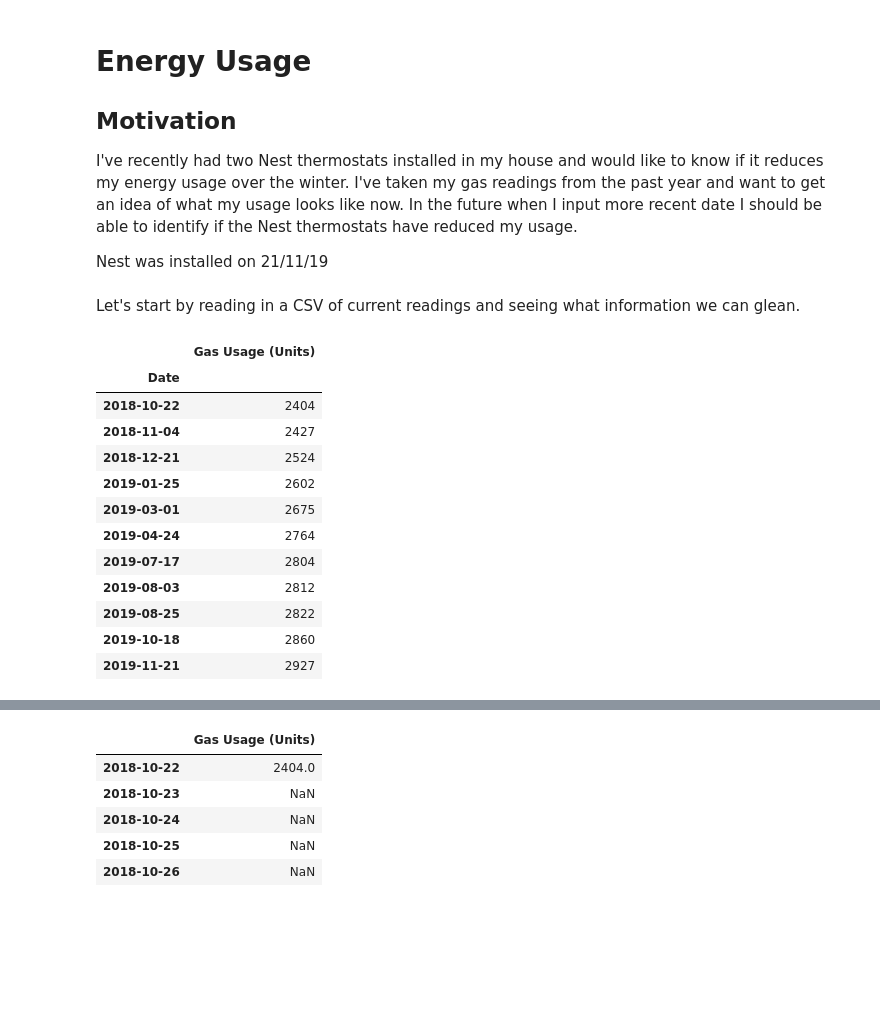
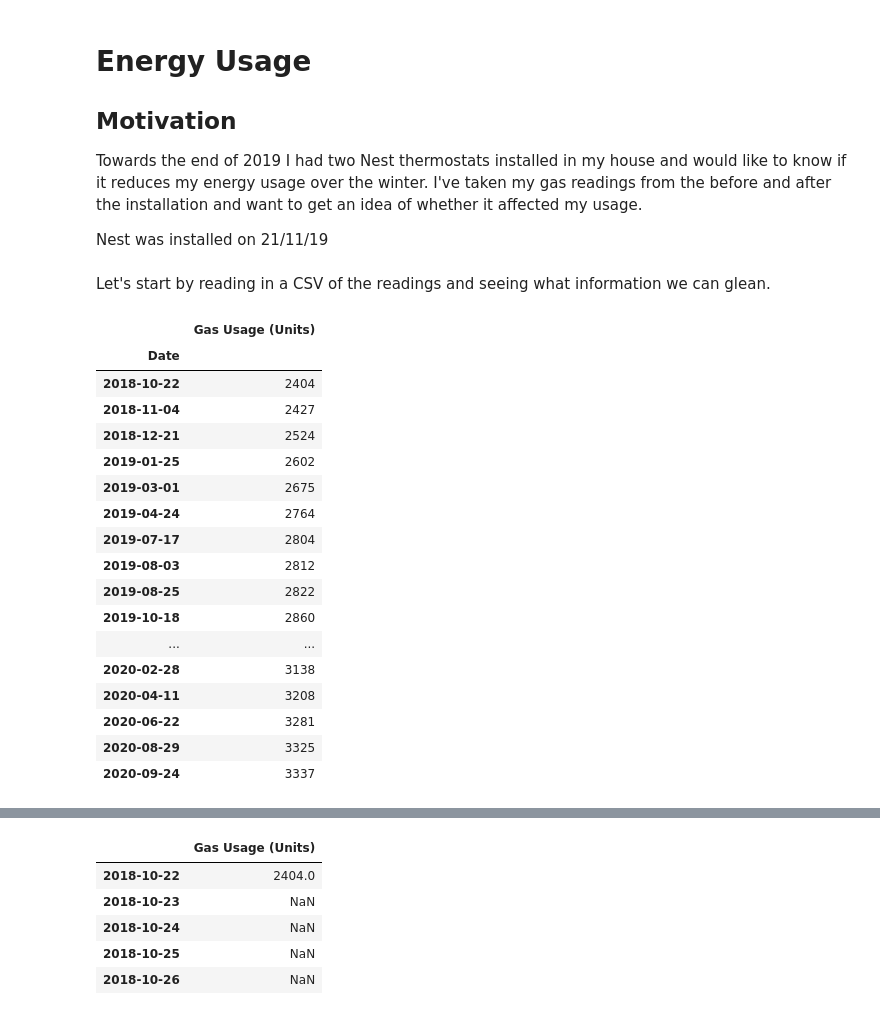
Before and after one commit to maukbe/Gas-Usage, a Jupyter notebook: Energy Usage.ipynb, the cells around one changed output, grey strips where cells are left out. Saved outputs shown, nothing was run; the diff lists cells and outputs as text; code cells hidden in the pictures; blank space fills up the shorter version.

```diff
--- a/Energy Usage.ipynb
+++ b/Energy Usage.ipynb
@@ -2,34 +2,39 @@
 # Energy Usage
 
 ## Motivation
-I've recently had two Nest thermostats installed in my house and would like to know if it reduces my energy usage over the winter. I've taken my gas readings from the past year and want to get an idea of what my usage looks like now. In the future when I input more recent date I should be able to identify if the Nest thermostats have reduced my usage.
+Towards the end of 2019 I had two Nest thermostats installed in my house and would like to know if it reduces my energy usage over the winter. I've taken my gas readings from the before and after the installation and want to get an idea of whether it affected my usage.
 
 Nest was installed on 21/11/19
 # %%
 import pandas as pd
 # %% [markdown]
-Let's start by reading in a CSV of current readings and seeing what information we can glean.
+Let's start by reading in a CSV of the readings and seeing what information we can glean.
 # %%
 dtypes = {'Date':'str', 'Gas Usage (Units)':'int64'}
 gas_df = pd.read_csv('data/Energy Usage - Gas.csv', dtype = dtypes, parse_dates=['Date'], dayfirst=True)
 # %%
 gas_df.set_index('Date', inplace=True)
 # %%
-gas_df
+gas_df.head(20)
 # %% [output]
 |  | Gas Usage (Units) |
 | Date |  |
 | 2018-10-22 | 2404 |
 | 2018-11-04 | 2427 |
 | 2018-12-21 | 2524 |
 | 2019-01-25 | 2602 |
 | 2019-03-01 | 2675 |
 | 2019-04-24 | 2764 |
 | 2019-07-17 | 2804 |
 | 2019-08-03 | 2812 |
 | 2019-08-25 | 2822 |
 | 2019-10-18 | 2860 |
-| 2019-11-21 | 2927 |
+| ... | ... |
+| 2020-02-28 | 3138 |
+| 2020-04-11 | 3208 |
+| 2020-06-22 | 3281 |
+| 2020-08-29 | 3325 |
+| 2020-09-24 | 3337 |
 # %%
 %matplotlib inline
 gas_df.plot()
```
Also changed, not shown: parts of 8 cells of this notebook, 4 other files.
